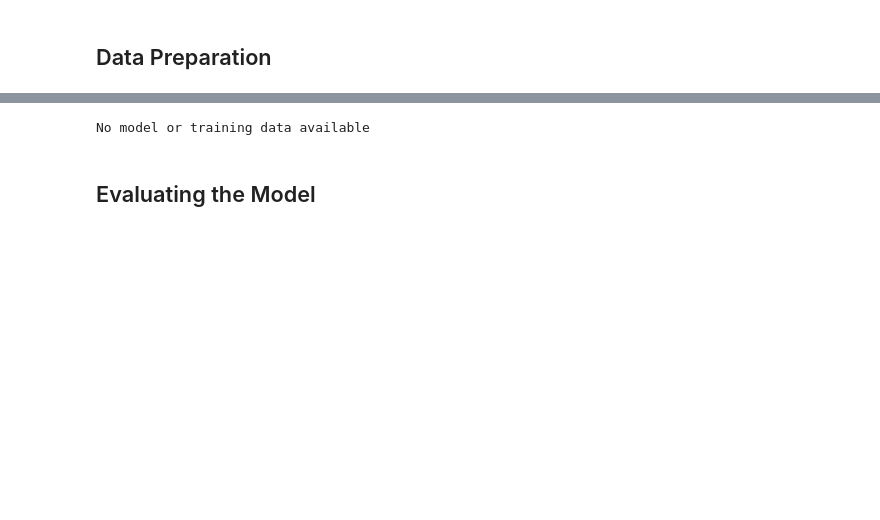
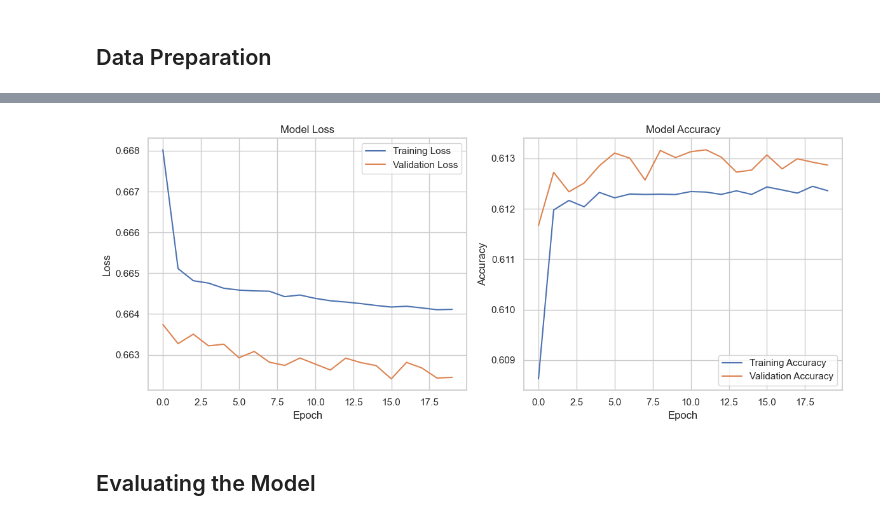
Before and after one commit to lukelittle/csca5642-final-project, a Jupyter notebook: new/09_game_context_model.ipynb, the cells around one changed output, grey strips where cells are left out. Saved outputs shown, nothing was run; the diff lists cells and outputs as text; code cells hidden in the pictures; blank space fills up the shorter version.

```diff
--- a/new/09_game_context_model.ipynb
+++ b/new/09_game_context_model.ipynb
@@ -277,0 +78,18 @@ No sequences available for feature extraction
+# %%
+# Select features for the model
+model_features = [f for f in ['normalized_time', 'quarter', 'shot_distance', 'shot_angle']
+                 if f in context_shots.columns]
+
+# Prepare data for modeling
+X = context_shots[model_features]
+y = context_shots['shot_made']
+
+# Split into training and testing sets
+X_train, X_test, y_train, y_test = train_test_split(X, y, test_size=0.2, random_state=42)
+print(f"Training set: {X_train.shape[0]} samples")
+print(f"Testing set: {X_test.shape[0]} samples")
+
+# Normalize features
+scaler = StandardScaler()
+X_train_scaled = scaler.fit_transform(X_train)
+X_test_scaled = scaler.transform(X_test)
@@ -343,41 +198,28 @@ if 'model' in locals():
 # %%
-# Train the model
-if 'model' in locals() and 'X_train' in locals() and len(X_train) > 0:
-    history = model.fit(
-        X_train, y_train,
-        epochs=20,
-        batch_size=64,
-        validation_split=0.2,
-        callbacks=[early_stopping, reduce_lr, model_checkpoint],
-        verbose=1
-    )
+# Plot training history
+plt.figure(figsize=(12, 5))
 
-    # Plot training history
-    plt.figure(figsize=(12, 5))
+# Plot loss
+plt.subplot(1, 2, 1)
+plt.plot(history.history['loss'], label='Training Loss')
+plt.plot(history.history['val_loss'], label='Validation Loss')
+plt.title('Model Loss')
+plt.xlabel('Epoch')
+plt.ylabel('Loss')
+plt.legend()
 
-    # Plot loss
-    plt.subplot(1, 2, 1)
-    plt.plot(history.history['loss'], label='Training Loss')
-    plt.plot(history.history['val_loss'], label='Validation Loss')
-    plt.title('Model Loss')
-    plt.xlabel('Epoch')
-    plt.ylabel('Loss')
-    plt.legend()
+# Plot accuracy
+plt.subplot(1, 2, 2)
+plt.plot(history.history['accuracy'], label='Training Accuracy')
+plt.plot(history.history['val_accuracy'], label='Validation Accuracy')
+plt.title('Model Accuracy')
+plt.xlabel('Epoch')
+plt.ylabel('Accuracy')
+plt.legend()
 
-    # Plot accuracy
-    plt.subplot(1, 2, 2)
-    plt.plot(history.history['accuracy'], label='Training Accuracy')
-    plt.plot(history.history['val_accuracy'], label='Validation Accuracy')
-    plt.title('Model Accuracy')
-    plt.xlabel('Epoch')
-    plt.ylabel('Accuracy')
-    plt.legend()
-
-    plt.tight_layout()
-    plt.show()
-else:
-    print("No model or training data available")
+plt.tight_layout()
+plt.show()
 # %% [output]
-No model or training data available
+[figure, added]
 # %% [markdown]
 ## Evaluating the Model
```
Also changed, not shown: parts of 19 cells of this notebook, 9 other files.
